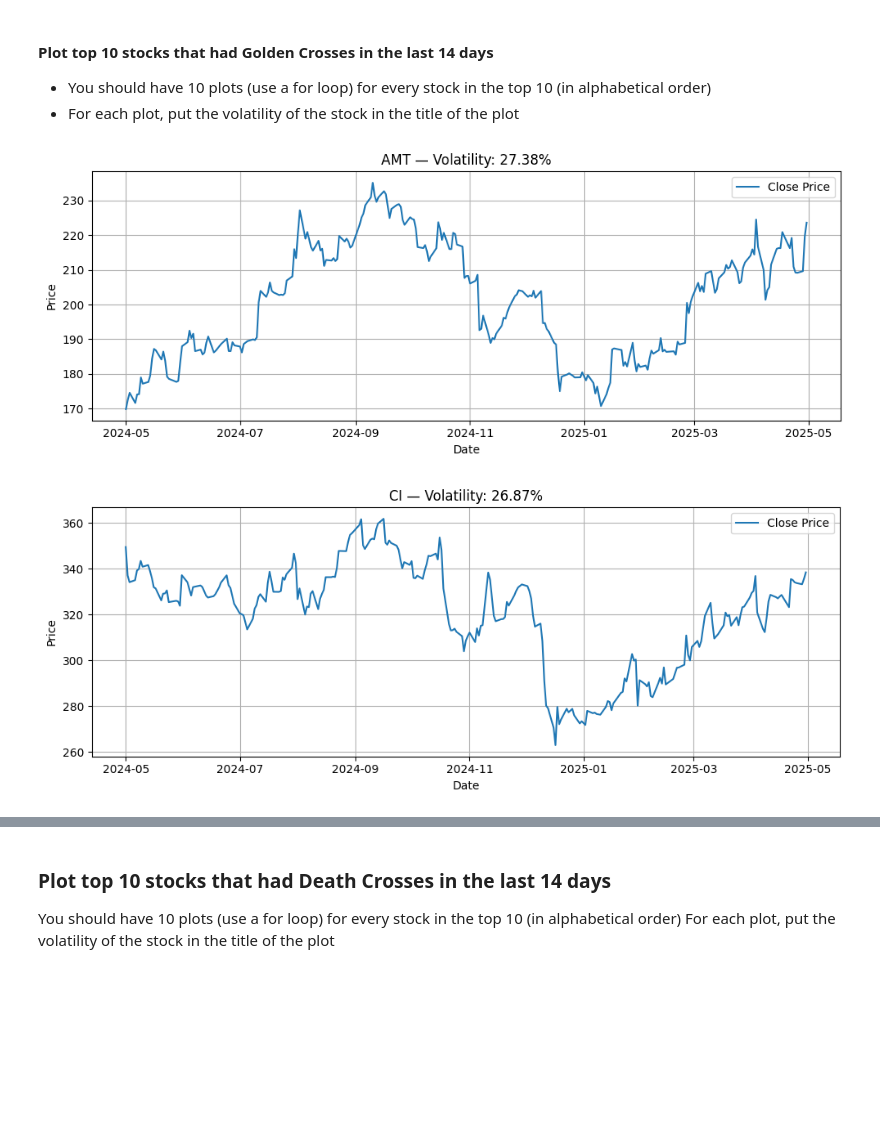
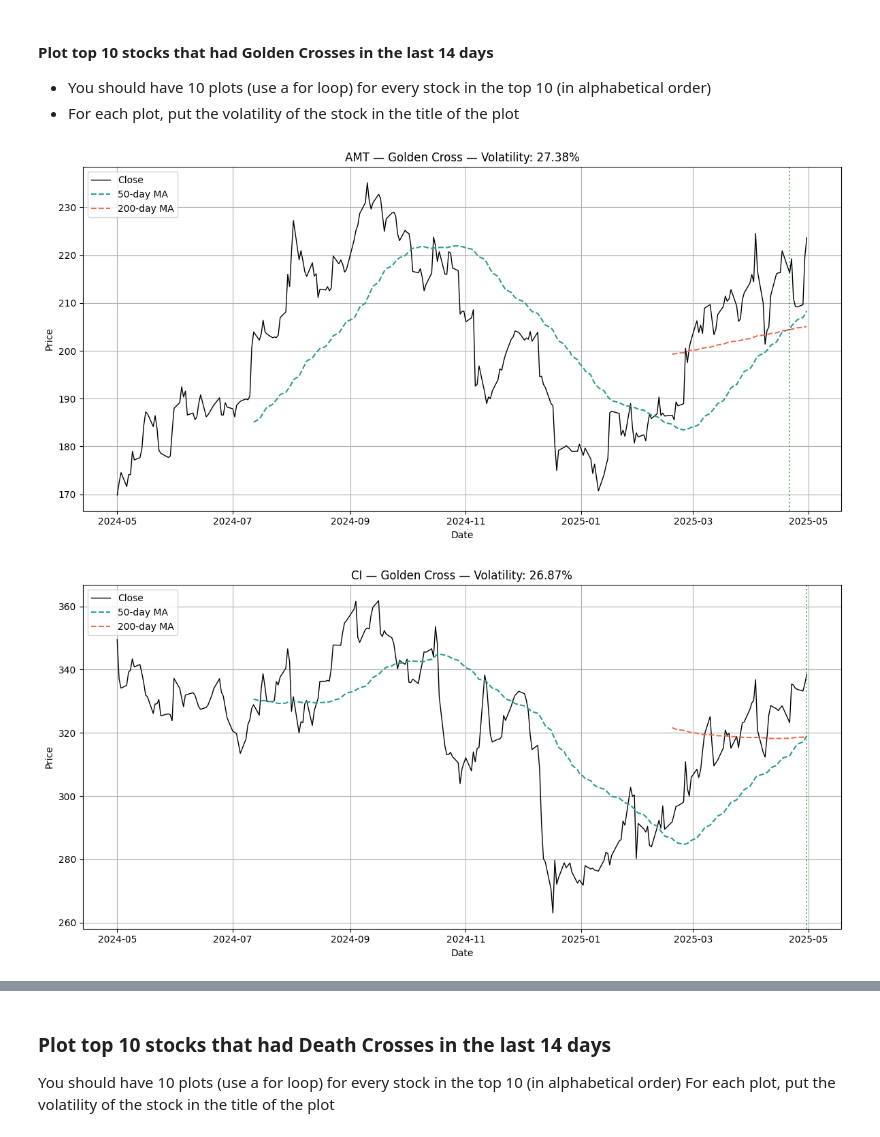
Before and after one commit to emisaar/fintech, a Jupyter notebook: Module 1/technical_analysis_sp500_A01659258.ipynb, the cells around one changed output, grey strips where cells are left out. Saved outputs shown, nothing was run; the diff lists cells and outputs as text; code cells hidden in the pictures; blank space fills up the shorter version.

```diff
--- a/Module 1/technical_analysis_sp500_A01659258.ipynb
+++ b/Module 1/technical_analysis_sp500_A01659258.ipynb
@@ -348,3 +299,8 @@ Over the past 14 days, the following S&P 500 companies experienced a golden cros
 # %% [markdown]
 #### Death crosses
 List the first 10 companies in alphabetical order (by there symbol or ticker) that had a death cross in the last 14 days:
+# %%
+top_death_crosses = sorted(df_death_cross_14d['TICKER'].unique())[:10]
+print("Top 10 companies with death crosses in the last 14 days:")
+for ticker in top_death_crosses:
+    print(f"    - {ticker}")
@@ -393,21 +438,10 @@ display(df_golden_sorted)
 
 # Compute the volatility of every stock in the S&P 500
 
-# Step 1: Compute daily returns
+# Compute daily returns
 df_returns = df_close.pct_change()
 
-# Step 2: Compute annualized volatility (std dev of returns × sqrt(252 trading days))
+# Compute annualized volatility (252 trading days)
 volatility = df_returns.std() * np.sqrt(252)
-
-# Step 3: Plot closing prices with volatility in the title
-for ticker in df_close.columns[:10]:
-    plt.figure(figsize=(10, 4))
-    plt.plot(df_close[ticker], label='Close Price')
-    plt.title(f"{ticker} — Volatility: {volatility[ticker]:.2%}")
-    plt.xlabel("Date")
-    plt.ylabel("Price")
-    plt.legend()
-    plt.grid(True)
-    plt.tight_layout()
-    plt.show()
+display(volatility.sort_values(ascending=False).head(10))
 # %% [output]
@@ -429,25 +504,13 @@ for ticker in df_close.columns[:10]:
 # %%
 # CODE HERE
 # Visualize the results here
 
-# Step 1: Sort the golden cross tickers alphabetically and select top 10
-top10_golden = df_golden_cross_14d.sort_values(by='TICKER').head(10)['TICKER'].tolist()
+# Sort the golden cross tickers alphabetically and select top 10
+top_10_golden = df_golden_cross_14d.sort_values(by='TICKER').head(10)['TICKER'].tolist()
 
-# Step 2: Compute daily returns for volatility
-df_returns = df_close.pct_change()
-volatility = df_returns.std() * np.sqrt(252)  # annualized volatility
-
-# Step 3: Plot each stock with its volatility in the title
-for ticker in top10_golden:
-    plt.figure(figsize=(10, 4))
-    plt.plot(df_close[ticker], label='Close Price')
-    plt.title(f"{ticker} — Volatility: {volatility[ticker]:.2%}")
-    plt.xlabel("Date")
-    plt.ylabel("Price")
-    plt.legend()
-    plt.grid(True)
-    plt.tight_layout()
-    plt.show()
+for ticker in top_10_golden:
+    cross_dates = df_golden_cross_14d[df_golden_cross_14d["TICKER"] == ticker]["DATE"].tolist()
+    plot_crosses_with_volatility(ticker, df_close, df_ma50, df_ma200, volatility, cross_dates, "Golden Cross")
 # %% [output]
-[figure, old version]
+[figure, new version]
-[figure, old version]
+[figure, new version]
```
Also changed, not shown: parts of 27 cells of this notebook, 1 other file.
